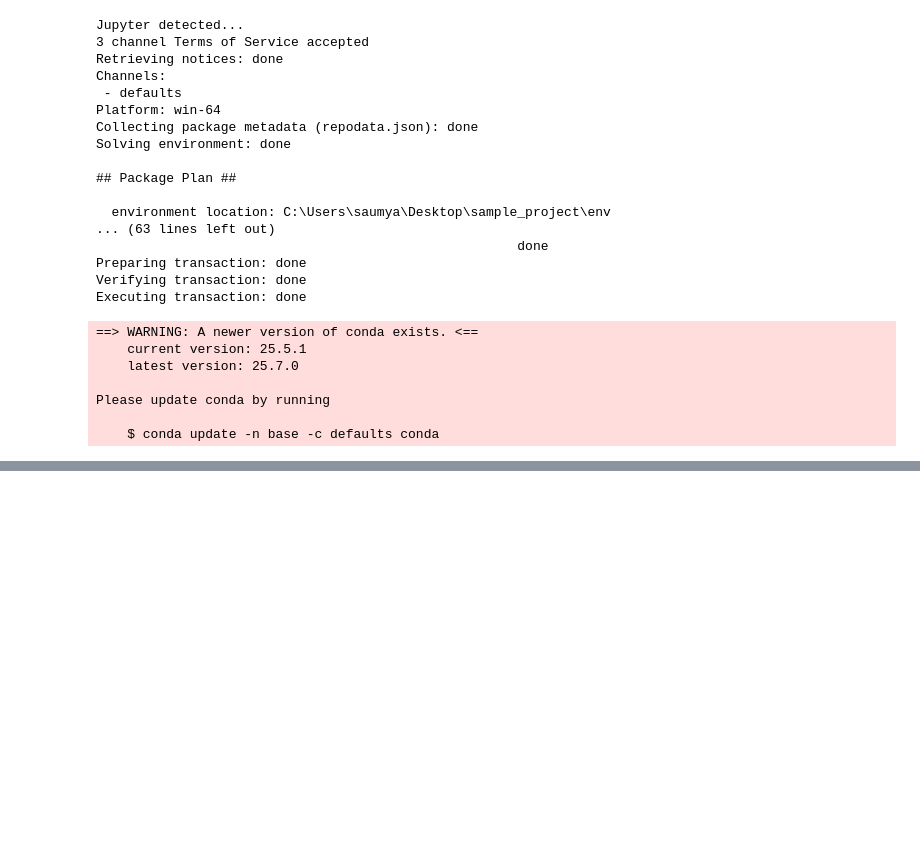
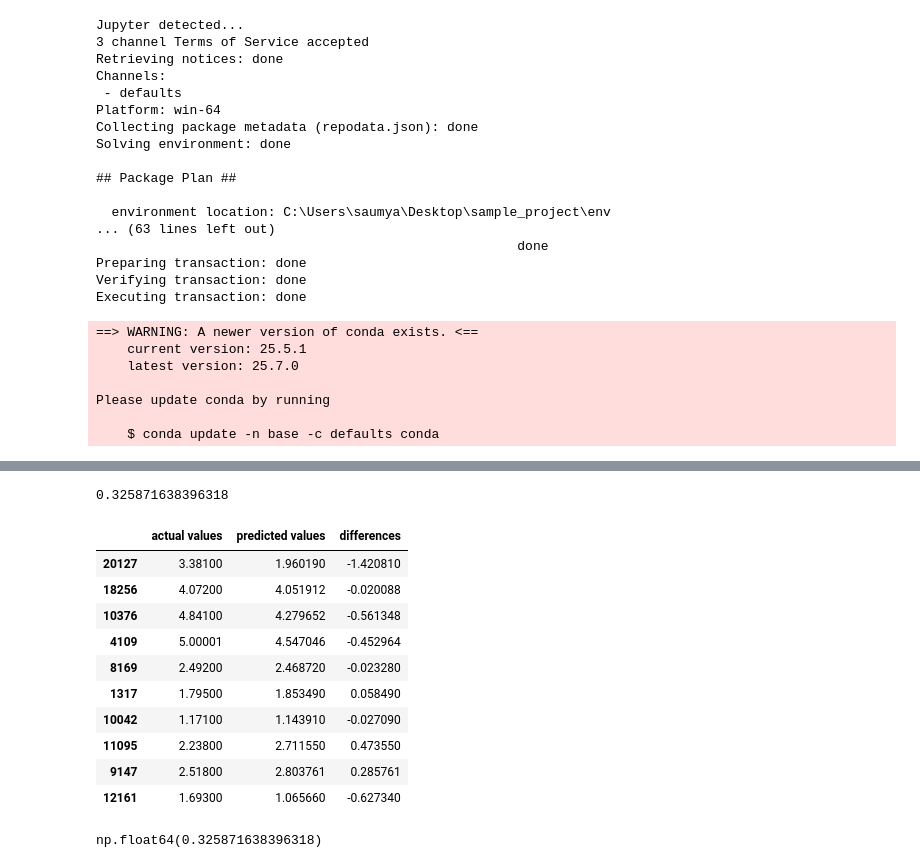
Before and after one commit to Saumyakhushlani/Introduction-to-Pandas-Numpy-Scikitlearn, a Jupyter notebook: Introduction-to-Scikit-learn.ipynb, the cells around one changed output, grey strips where cells are left out. Drawn from its saved outputs; the diff is of its cells as text; code cells hidden in the pictures; blank space fills up the shorter version.

Commit message:
Evaluvating a Regression Model

```diff
--- a/Introduction-to-Scikit-learn.ipynb
+++ b/Introduction-to-Scikit-learn.ipynb
@@ -1148,0 +1221,12 @@ array([[24,  5],
+# %%
+from sklearn.ensemble import RandomForestRegressor
+
+np.random.seed(44)
+
+X = housing_df.drop("target",axis=1)
+y = housing_df.target
+
+X_train , X_test ,y_train, y_test = train_test_split(X,y,test_size=0.2)
+
+model = RandomForestRegressor()
+model.fit(X_train,y_train)
@@ -1148,0 +1272,32 @@ array([[24,  5],
+# %%
+#MAE
+from sklearn.metrics import mean_absolute_error
+
+y_preds = model.predict(X_test)
+
+mae = mean_absolute_error(y_test,y_preds)
+mae
+# %% [output]
+0.325871638396318
+# %%
+df = pd.DataFrame(data={"actual values": y_test,
+                        "predicted values": y_preds})
+df["differences"] = df["predicted values"] - df["actual values"]
+df.head(10)
+# %% [output]
+|  | actual values | predicted values | differences |
+| 20127 | 3.38100 | 1.960190 | -1.420810 |
+| 18256 | 4.07200 | 4.051912 | -0.020088 |
+| 10376 | 4.84100 | 4.279652 | -0.561348 |
+| 4109 | 5.00001 | 4.547046 | -0.452964 |
+| 8169 | 2.49200 | 2.468720 | -0.023280 |
+| 1317 | 1.79500 | 1.853490 | 0.058490 |
+| 10042 | 1.17100 | 1.143910 | -0.027090 |
+| 11095 | 2.23800 | 2.711550 | 0.473550 |
+| 9147 | 2.51800 | 2.803761 | 0.285761 |
+| 12161 | 1.69300 | 1.065660 | -0.627340 |
+# %%
+# MAE using formulas and differences
+np.abs(df["differences"]).mean()
+# %% [output]
+np.float64(0.325871638396318)
```
Also changed, not shown: parts of 18 cells of this notebook.
